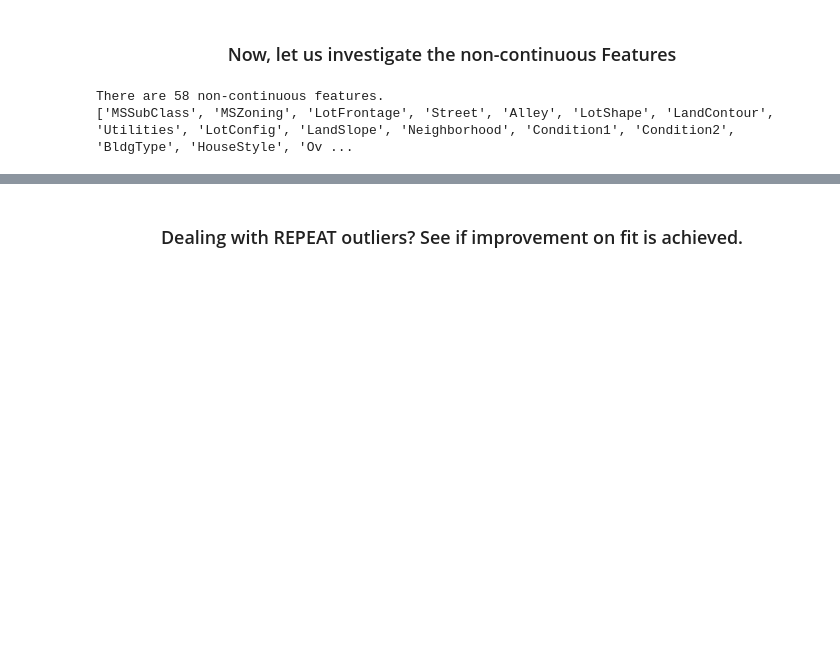
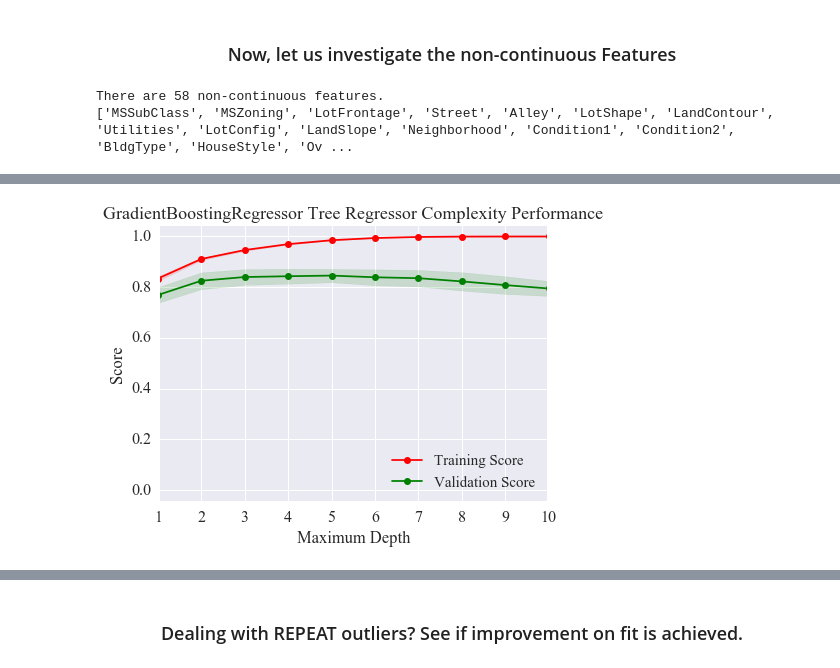
Before and after one commit to gmsardane/Predicting-Ames-Housing-Prices, a Jupyter notebook: Exploring and Predicting Ames Housing Prices.ipynb, the cells around one changed output, grey strips where cells are left out. Drawn from its saved outputs; the diff is of its cells as text; code cells hidden in the pictures; blank space fills up the shorter version.

```diff
--- a/Exploring and Predicting Ames Housing Prices.ipynb
+++ b/Exploring and Predicting Ames Housing Prices.ipynb
@@ -297,3 +306,7 @@ vs.ModelLearning(X_all_cont, y_all_cont)
+# %%
+vs.ModelComplexity(X_all_cont, y_all_cont)
+# %% [output]
+[figure, added]
 # %%
 # Import 'r2_score'
 from sklearn.metrics import r2_score, mean_squared_error, make_scorer
```
Also changed, not shown: parts of 36 cells of this notebook, 4 other files.
